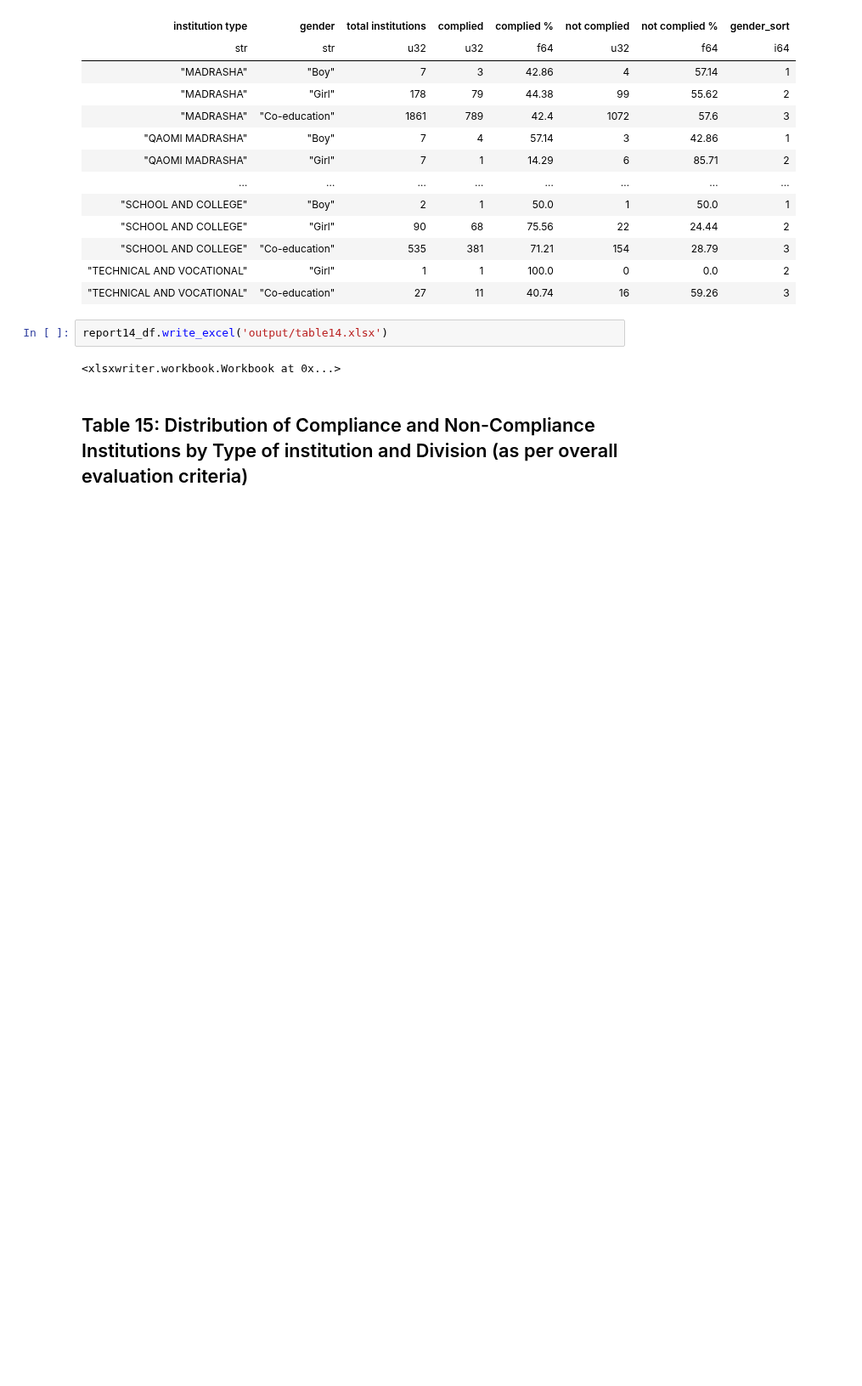
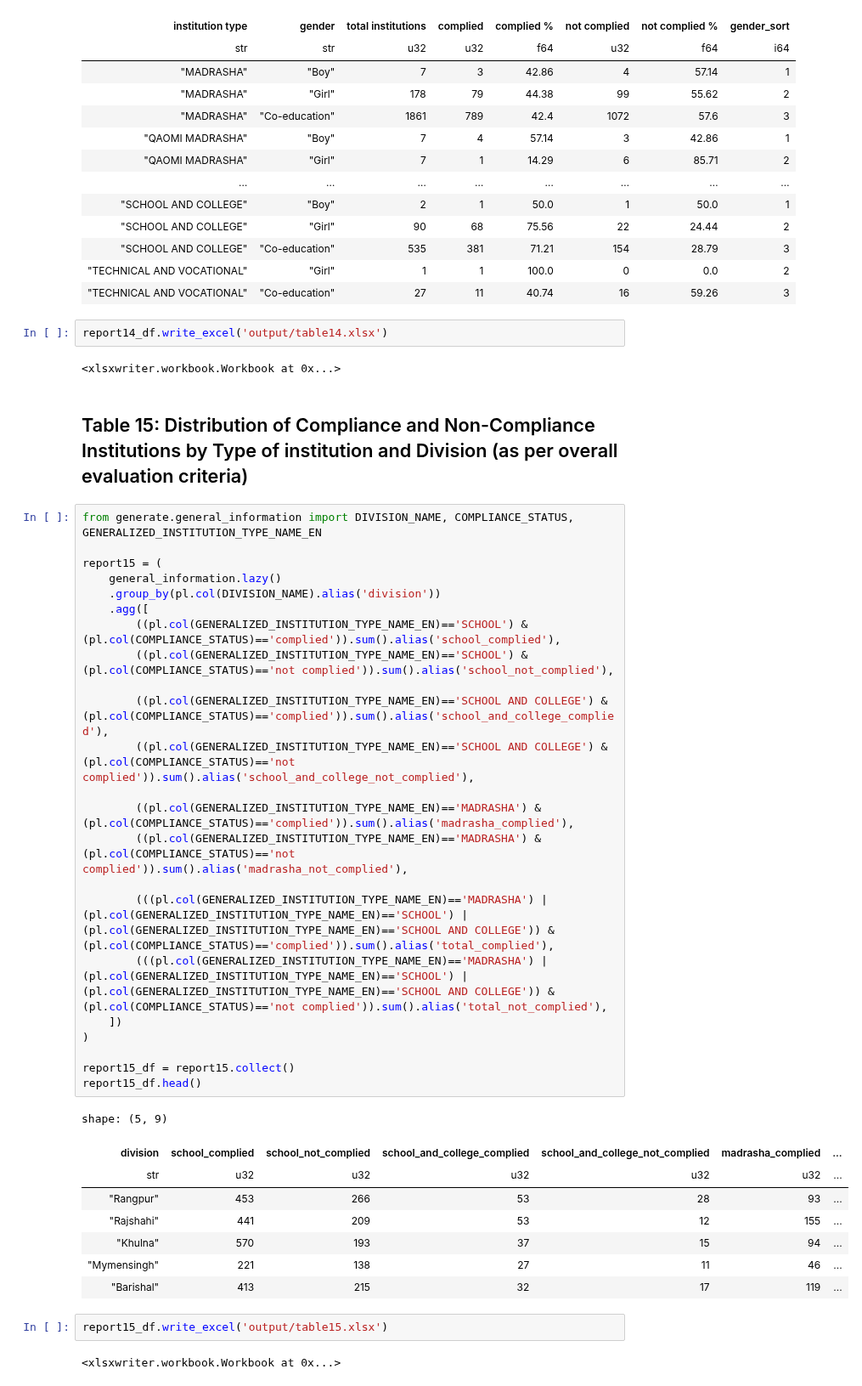
Before and after one commit to monjurmorshed793/sedp-reports, a Jupyter notebook: src/sedp_reports/pbgsi-report.ipynb, the cells around one changed output. Shown at 85% size. Saved outputs shown, nothing was run; the diff lists cells and outputs as text; blank space fills up the shorter version.

```diff
--- a/src/sedp_reports/pbgsi-report.ipynb
+++ b/src/sedp_reports/pbgsi-report.ipynb
@@ -963,3 +963,39 @@ report14_df.write_excel('output/table14.xlsx')
 <xlsxwriter.workbook.Workbook at 0x...>
 # %% [markdown]
 ## Table 15: Distribution of Compliance and Non-Compliance Institutions by Type of institution and Division (as per overall evaluation criteria)
+# %%
+from generate.general_information import DIVISION_NAME, COMPLIANCE_STATUS, GENERALIZED_INSTITUTION_TYPE_NAME_EN
+
+report15 = (
+    general_information.lazy()
+    .group_by(pl.col(DIVISION_NAME).alias('division'))
+    .agg([
+        ((pl.col(GENERALIZED_INSTITUTION_TYPE_NAME_EN)=='SCHOOL') & (pl.col(COMPLIANCE_STATUS)=='complied')).sum().alias('school_complied'),
+        ((pl.col(GENERALIZED_INSTITUTION_TYPE_NAME_EN)=='SCHOOL') & (pl.col(COMPLIANCE_STATUS)=='not complied')).sum().alias('school_not_complied'),
+
+        ((pl.col(GENERALIZED_INSTITUTION_TYPE_NAME_EN)=='SCHOOL AND COLLEGE') & (pl.col(COMPLIANCE_STATUS)=='complied')).sum().alias('school_and_college_complied'),
+        ((pl.col(GENERALIZED_INSTITUTION_TYPE_NAME_EN)=='SCHOOL AND COLLEGE') & (pl.col(COMPLIANCE_STATUS)=='not complied')).sum().alias('school_and_college_not_complied'),
+
+        ((pl.col(GENERALIZED_INSTITUTION_TYPE_NAME_EN)=='MADRASHA') & (pl.col(COMPLIANCE_STATUS)=='complied')).sum().alias('madrasha_complied'),
+        ((pl.col(GENERALIZED_INSTITUTION_TYPE_NAME_EN)=='MADRASHA') & (pl.col(COMPLIANCE_STATUS)=='not complied')).sum().alias('madrasha_not_complied'),
+
+        (((pl.col(GENERALIZED_INSTITUTION_TYPE_NAME_EN)=='MADRASHA') | (pl.col(GENERALIZED_INSTITUTION_TYPE_NAME_EN)=='SCHOOL') | (pl.col(GENERALIZED_INSTITUTION_TYPE_NAME_EN)=='SCHOOL AND COLLEGE')) & (pl.col(COMPLIANCE_STATUS)=='complied')).sum().alias('total_complied'),
+        (((pl.col(GENERALIZED_INSTITUTION_TYPE_NAME_EN)=='MADRASHA') | (pl.col(GENERALIZED_INSTITUTION_TYPE_NAME_EN)=='SCHOOL') | (pl.col(GENERALIZED_INSTITUTION_TYPE_NAME_EN)=='SCHOOL AND COLLEGE')) & (pl.col(COMPLIANCE_STATUS)=='not complied')).sum().alias('total_not_complied'),
+    ])
+)
+
+report15_df = report15.collect()
+report15_df.head()
+# %% [output]
+shape: (5, 9)
+| division | school_complied | school_not_complied | school_and_college_complied | school_and_college_not_complied | madrasha_complied | ... |
+| str | u32 | u32 | u32 | u32 | u32 | ... |
+| "Rangpur" | 453 | 266 | 53 | 28 | 93 | ... |
+| "Rajshahi" | 441 | 209 | 53 | 12 | 155 | ... |
+| "Khulna" | 570 | 193 | 37 | 15 | 94 | ... |
+| "Mymensingh" | 221 | 138 | 27 | 11 | 46 | ... |
+| "Barishal" | 413 | 215 | 32 | 17 | 119 | ... |
+# %%
+report15_df.write_excel('output/table15.xlsx')
+# %% [output]
+<xlsxwriter.workbook.Workbook at 0x...>
```
Also changed, not shown: parts of 2 cells of this notebook.
